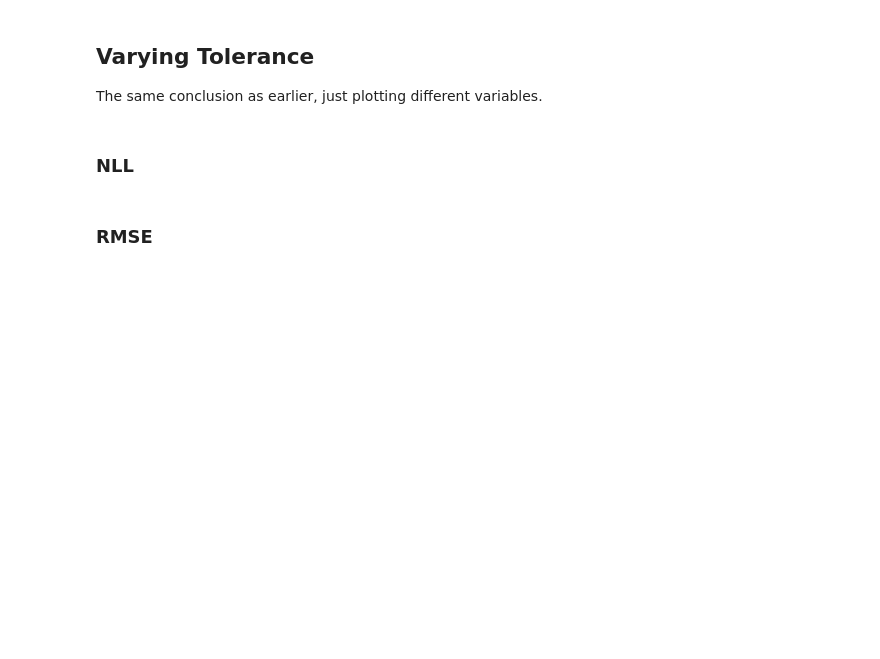
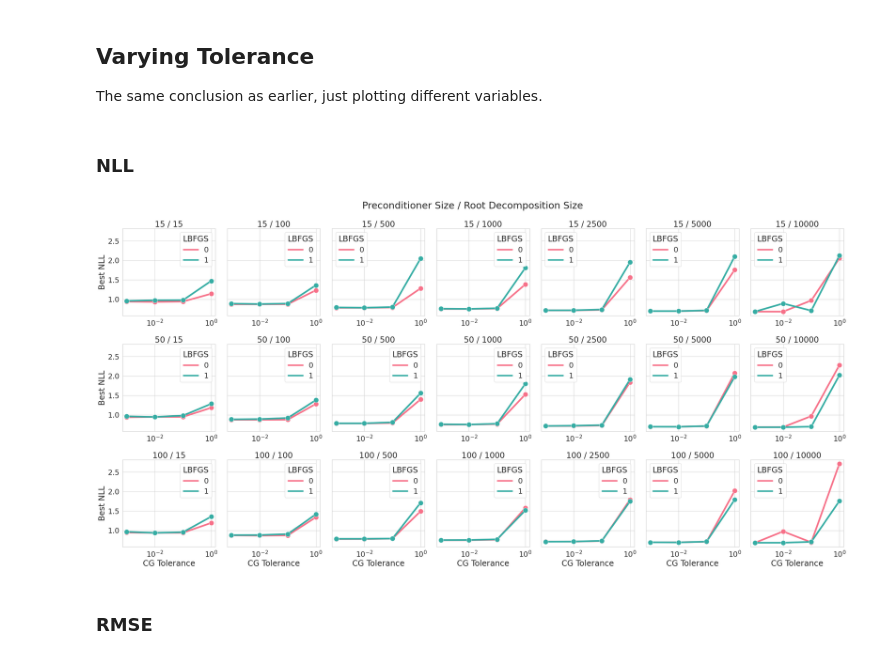
Before and after one commit to wjmaddox/benchmarking_iterative_gps, a Jupyter notebook: notebooks/viz_training.ipynb, the cells around one changed output. Saved outputs shown, nothing was run; the diff lists cells and outputs as text; code cells hidden in the pictures; blank space fills up the shorter version.

```diff
--- a/notebooks/viz_training.ipynb
+++ b/notebooks/viz_training.ipynb
@@ -92,24 +112,29 @@ The same conclusion as earlier, just plotting different variables.
 # %% [markdown]
 ### NLL
 # %%
-fig, axes = plt.subplots(figsize=(32, 16), ncols=len(metrics.lanc_iter.unique()), nrows=len(metrics.pre_size.unique()))
+fig, axes = plt.subplots(
+    figsize=(32, 16), ncols=len(metrics.lanc_iter.unique()), nrows=len(metrics.pre_size.unique()),
+    sharey=True,
+)
 
 for i, pre_size in enumerate(sorted(metrics.pre_size.unique())):
     for j, lanc_iter in enumerate(sorted(metrics.lanc_iter.unique())):
         sns.lineplot(ax=axes[i,j],
                      data=metrics[(metrics.pre_size == pre_size) & (metrics.lanc_iter == lanc_iter)],
                      x='cg_tol', y='test/best_nll', hue='lbfgs',
                      marker='o', markersize=15, linewidth=5, palette=sns.color_palette('husl', 2))
         axes[i,j].set_title(f'{pre_size} / {lanc_iter}')
         axes[i,j].set_xscale('log')
         axes[i,j].set_xlabel('CG Tolerance' if i == 2 else '')
         axes[i,j].set_ylabel('Best NLL' if j == 0 else '')
         axes[i,j].legend(title='LBFGS')
 
 fig.suptitle('Preconditioner Size / Root Decomposition Size')
-fig.supxlabel(r'Root Decomposition Size $\longrightarrow$')
-fig.supylabel(r'$\longleftarrow$ Preconditioner Size')
+# fig.supxlabel(r'Root Decomposition Size $\longrightarrow$')
+# fig.supylabel(r'$\longleftarrow$ Preconditioner Size')
 fig.tight_layout()
+# %% [output]
+[figure, added]
 # %% [markdown]
 ### RMSE
 # %%
```
Also changed, not shown: parts of 12 cells of this notebook.
